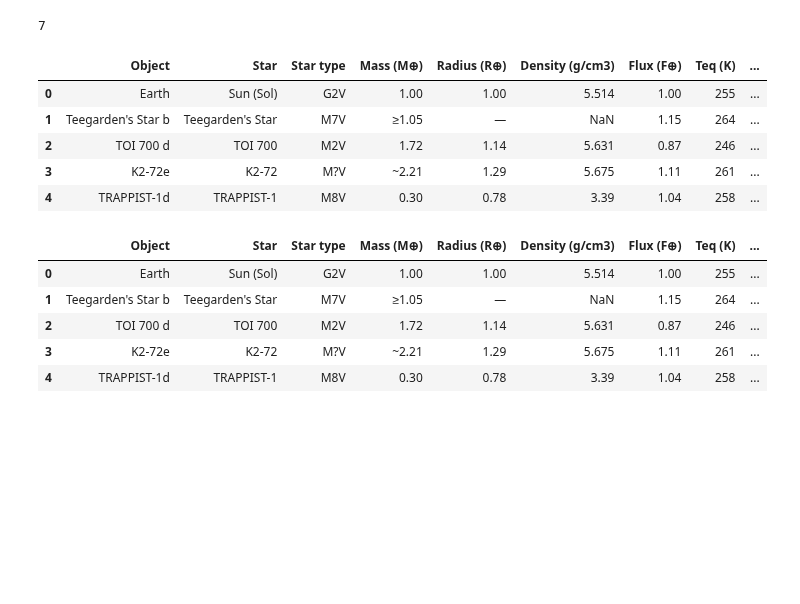
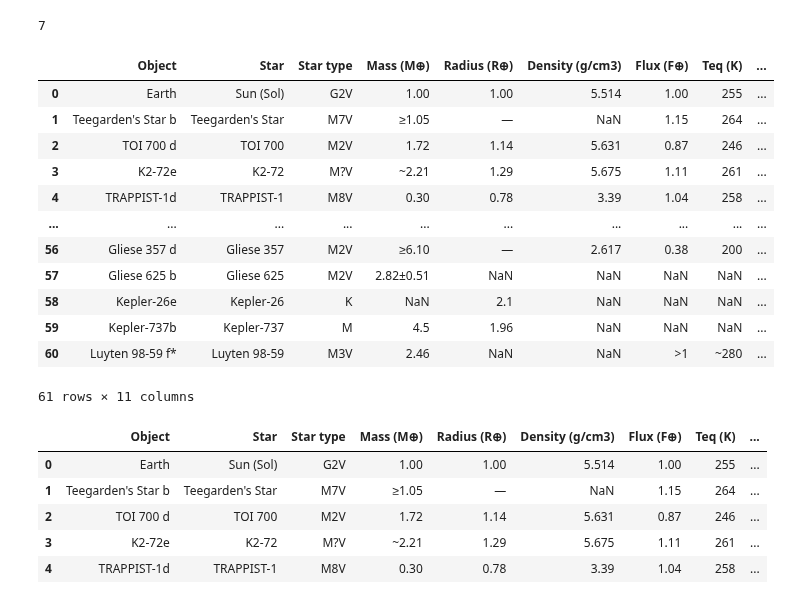
Before and after one commit to xjohansson/Databehandling_Xiu, a Jupyter notebook: code-alongs/L3_mergy_lecture_note.ipynb, the cells around one changed output. Saved outputs shown, nothing was run; the diff lists cells and outputs as text; code cells hidden in the pictures; blank space fills up the shorter version.

```diff
--- a/code-alongs/L3_mergy_lecture_note.ipynb
+++ b/code-alongs/L3_mergy_lecture_note.ipynb
@@ -366,14 +391,21 @@ len(tables)
 7
 # %%
 exoplanets=tables[0]  #exoplanets:系外行星
-exoplanets.head()
+exoplanets
 # %% [output]
 |  | Object | Star | Star type | Mass (M⊕) | Radius (R⊕) | Density (g/cm3) | Flux (F⊕) | Teq (K) | ... |
 | 0 | Earth | Sun (Sol) | G2V | 1.00 | 1.00 | 5.514 | 1.00 | 255 | ... |
 | 1 | Teegarden's Star b | Teegarden's Star | M7V | ≥1.05 | — | NaN | 1.15 | 264 | ... |
 | 2 | TOI 700 d | TOI 700 | M2V | 1.72 | 1.14 | 5.631 | 0.87 | 246 | ... |
 | 3 | K2-72e | K2-72 | M?V | ~2.21 | 1.29 | 5.675 | 1.11 | 261 | ... |
 | 4 | TRAPPIST-1d | TRAPPIST-1 | M8V | 0.30 | 0.78 | 3.39 | 1.04 | 258 | ... |
+| ... | ... | ... | ... | ... | ... | ... | ... | ... | ... |
+| 56 | Gliese 357 d | Gliese 357 | M2V | ≥6.10 | — | 2.617 | 0.38 | 200 | ... |
+| 57 | Gliese 625 b | Gliese 625 | M2V | 2.82±0.51 | NaN | NaN | NaN | NaN | ... |
+| 58 | Kepler-26e | Kepler-26 | K | NaN | 2.1 | NaN | NaN | NaN | ... |
+| 59 | Kepler-737b | Kepler-737 | M | 4.5 | 1.96 | NaN | NaN | NaN | ... |
+| 60 | Luyten 98-59 f* | Luyten 98-59 | M3V | 2.46 | NaN | NaN | >1 | ~280 | ... |
+61 rows × 11 columns
 # %%
 tables[0]
 tables[0].head()
```
Also changed, not shown: parts of 11 cells of this notebook, 4 other files.
